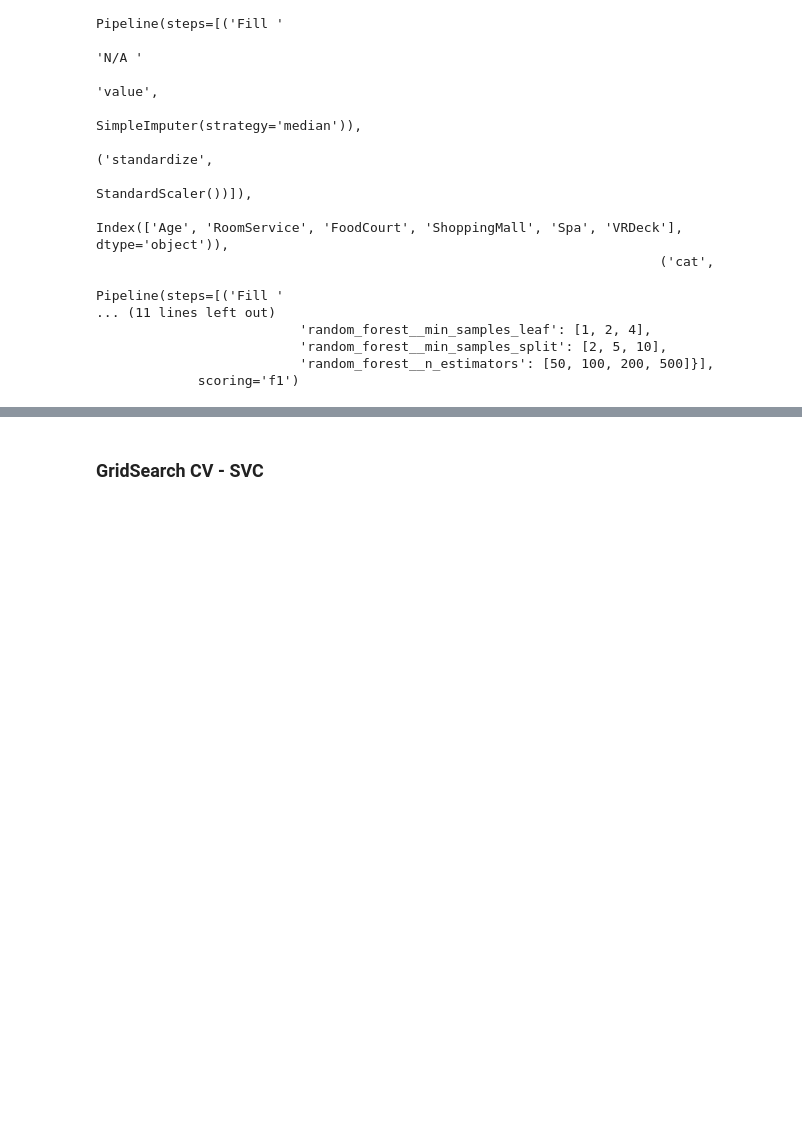
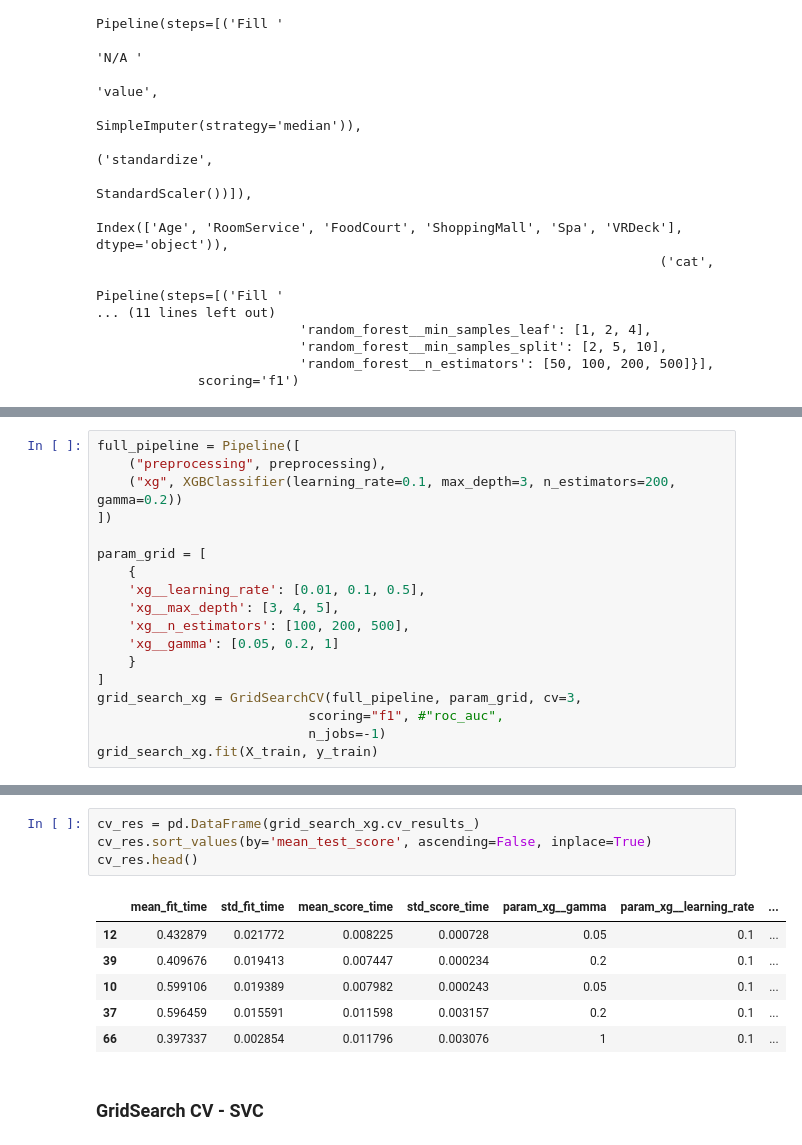
Before and after one commit to ericlau1987/spaceship_titanic, a Jupyter notebook: src/01_data_preparing.ipynb, the cells around one changed output, grey strips where cells are left out. Saved outputs shown, nothing was run; the diff lists cells and outputs as text; blank space fills up the shorter version.

```diff
--- a/src/01_data_preparing.ipynb
+++ b/src/01_data_preparing.ipynb
@@ -266,0 +294,18 @@ cv_res.head()
+# %%
+full_pipeline = Pipeline([
+    ("preprocessing", preprocessing),
+    ("xg", XGBClassifier(learning_rate=0.1, max_depth=3, n_estimators=200, gamma=0.2))
+])
+
+param_grid = [
+    {
+    'xg__learning_rate': [0.01, 0.1, 0.5],
+    'xg__max_depth': [3, 4, 5],
+    'xg__n_estimators': [100, 200, 500],
+    'xg__gamma': [0.05, 0.2, 1]
+    }
+]
+grid_search_xg = GridSearchCV(full_pipeline, param_grid, cv=3,
+                           scoring="f1", #"roc_auc",
+                           n_jobs=-1)
+grid_search_xg.fit(X_train, y_train)
@@ -267,3 +336,14 @@ cv_res.head()
+# %%
+cv_res = pd.DataFrame(grid_search_xg.cv_results_)
+cv_res.sort_values(by='mean_test_score', ascending=False, inplace=True)
+cv_res.head()
+# %% [output]
+|  | mean_fit_time | std_fit_time | mean_score_time | std_score_time | param_xg__gamma | param_xg__learning_rate | ... |
+| 12 | 0.432879 | 0.021772 | 0.008225 | 0.000728 | 0.05 | 0.1 | ... |
+| 39 | 0.409676 | 0.019413 | 0.007447 | 0.000234 | 0.2 | 0.1 | ... |
+| 10 | 0.599106 | 0.019389 | 0.007982 | 0.000243 | 0.05 | 0.1 | ... |
+| 37 | 0.596459 | 0.015591 | 0.011598 | 0.003157 | 0.2 | 0.1 | ... |
+| 66 | 0.397337 | 0.002854 | 0.011796 | 0.003076 | 1 | 0.1 | ... |
 # %% [markdown]
 ### GridSearch CV - SVC
 # %%
```
Also changed, not shown: parts of 35 cells of this notebook, 1 other file.
